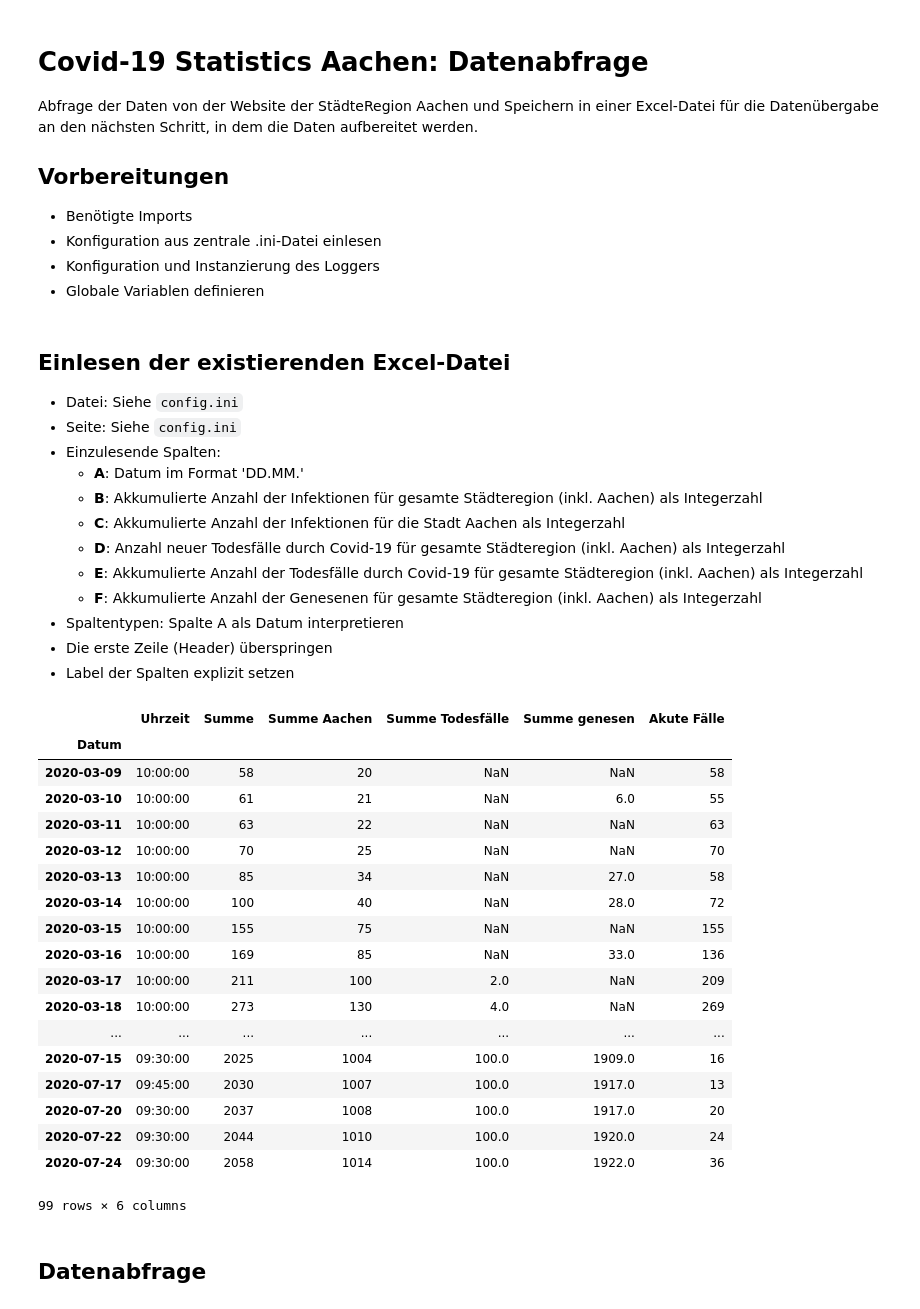
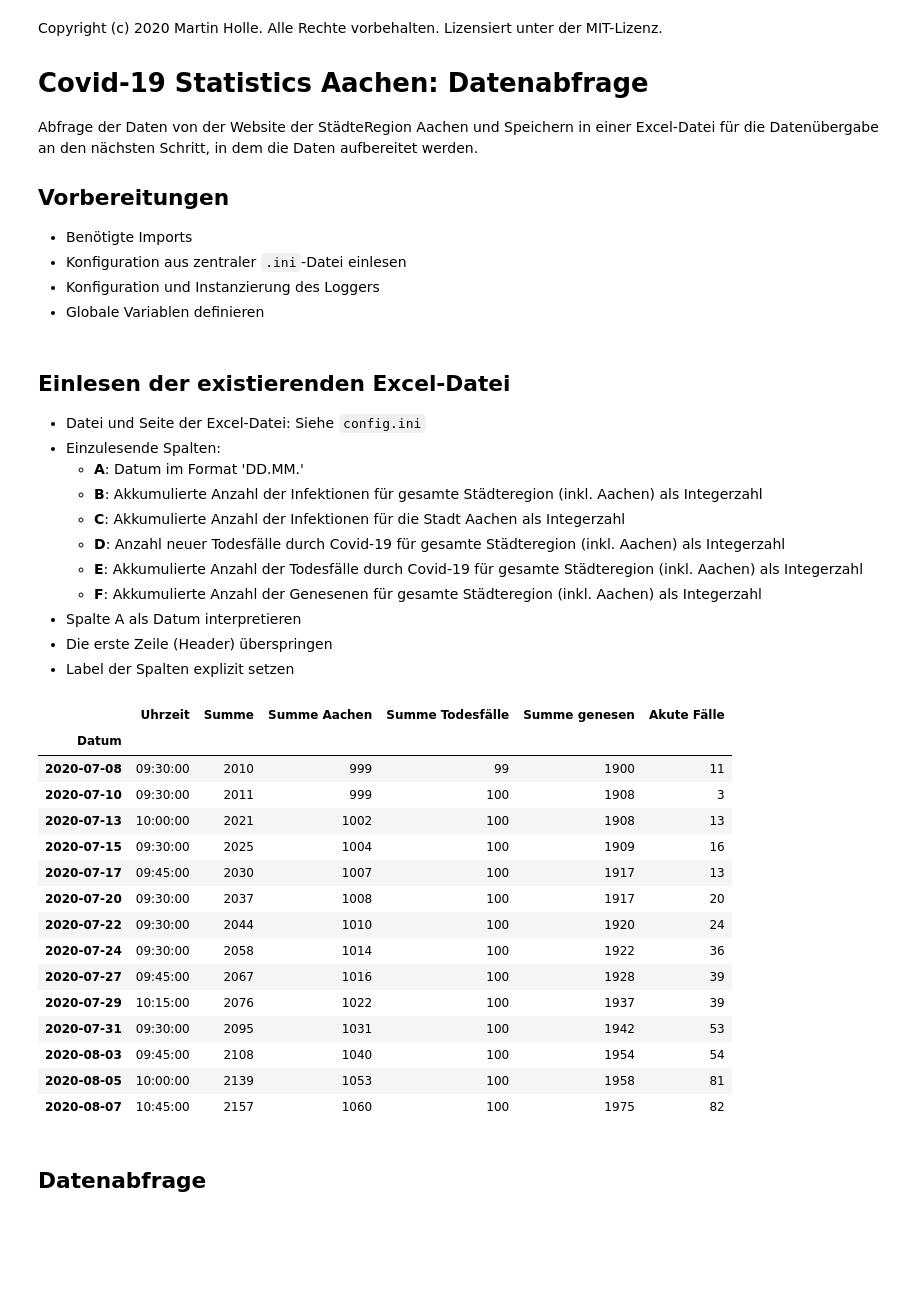
Before and after one commit to MartinHolle/covid-19-statistics-aachen, a Jupyter notebook: c19stats-ac-abfrage.ipynb, the cells around one changed output. Cells and saved outputs as stored; diff of their text form; code cells hidden in the pictures; blank space fills up the shorter version.

```diff
--- a/c19stats-ac-abfrage.ipynb
+++ b/c19stats-ac-abfrage.ipynb
@@ -1,11 +1,14 @@
 # %% [markdown]
+Copyright (c) 2020 Martin Holle. Alle Rechte vorbehalten. Lizensiert unter der MIT-Lizenz.
+
 # Covid-19 Statistics Aachen: Datenabfrage
 
 Abfrage der Daten von der Website der StädteRegion Aachen und Speichern in einer Excel-Datei für die Datenübergabe an den nächsten Schritt, in dem die Daten aufbereitet werden.
 
 ## Vorbereitungen
+
 - Benötigte Imports
-- Konfiguration aus zentrale .ini-Datei einlesen
+- Konfiguration aus zentraler `.ini`-Datei einlesen
 - Konfiguration und Instanzierung des Loggers
 - Globale Variablen definieren
 # %%
@@ -51,8 +54,8 @@ log.setLevel(logging.DEBUG)
 html_payload = None
 # %% [markdown]
 ## Einlesen der existierenden Excel-Datei
-- Datei: Siehe `config.ini`
-- Seite: Siehe `config.ini`
+
+- Datei und Seite der Excel-Datei: Siehe `config.ini`
 - Einzulesende Spalten:
   - **A**: Datum im Format 'DD.MM.'
   - **B**: Akkumulierte Anzahl der Infektionen für gesamte Städteregion (inkl. Aachen) als Integerzahl
@@ -60,44 +63,42 @@ html_payload = None
   - **D**: Anzahl neuer Todesfälle durch Covid-19 für gesamte Städteregion (inkl. Aachen) als Integerzahl
   - **E**: Akkumulierte Anzahl der Todesfälle durch Covid-19 für gesamte Städteregion (inkl. Aachen) als Integerzahl
   - **F**: Akkumulierte Anzahl der Genesenen für gesamte Städteregion (inkl. Aachen) als Integerzahl
-- Spaltentypen: Spalte A als Datum interpretieren
+- Spalte A als Datum interpretieren
 - Die erste Zeile (Header) überspringen
 - Label der Spalten explizit setzen
 # %%
+col_names = ['Uhrzeit', 'Summe', 'Summe Aachen', 'Summe Todesfälle', 'Summe genesen', 'Akute Fälle' ]
+
 try:
     c19_cases = pd.read_excel(config['Rohdaten']['FileName'],
                               sheet_name=config['Rohdaten']['SheetName'],
                               index_col=0,
                               parse_dates=[0],
-                              skiprows=[1],
-                              names=['Uhrzeit', 'Summe', 'Summe Aachen', 'Summe Todesfälle', 'Summe genesen', 'Akute Fälle' ])
+                              skiprows=[],
+                              names=col_names)
 except FileNotFoundError as err:
     log.warning('Error during pd.read_excel(): {0}'.format(err))
     # Leere DataFrame für den Start erzeugen
-    cols = [ 'Uhrzeit', 'Summe', 'Summe Aachen', 'Summe Todesfälle', 'Summe genesen', 'Akute Fälle' ]
-    c19_cases = pd.DataFrame(columns=cols, index=pd.DatetimeIndex([], name='Datum'))
+    c19_cases = pd.DataFrame(columns=col_names, index=pd.DatetimeIndex([], name='Datum'))
 
-c19_cases
+c19_cases.tail(14)
 # %% [output]
 |  | Uhrzeit | Summe | Summe Aachen | Summe Todesfälle | Summe genesen | Akute Fälle |
 | Datum |  |  |  |  |  |  |
-| 2020-03-09 | 10:00:00 | 58 | 20 | NaN | NaN | 58 |
-| 2020-03-10 | 10:00:00 | 61 | 21 | NaN | 6.0 | 55 |
-| 2020-03-11 | 10:00:00 | 63 | 22 | NaN | NaN | 63 |
-| 2020-03-12 | 10:00:00 | 70 | 25 | NaN | NaN | 70 |
-| 2020-03-13 | 10:00:00 | 85 | 34 | NaN | 27.0 | 58 |
-| 2020-03-14 | 10:00:00 | 100 | 40 | NaN | 28.0 | 72 |
-| 2020-03-15 | 10:00:00 | 155 | 75 | NaN | NaN | 155 |
-| 2020-03-16 | 10:00:00 | 169 | 85 | NaN | 33.0 | 136 |
-| 2020-03-17 | 10:00:00 | 211 | 100 | 2.0 | NaN | 209 |
-| 2020-03-18 | 10:00:00 | 273 | 130 | 4.0 | NaN | 269 |
-| ... | ... | ... | ... | ... | ... | ... |
-| 2020-07-15 | 09:30:00 | 2025 | 1004 | 100.0 | 1909.0 | 16 |
-| 2020-07-17 | 09:45:00 | 2030 | 1007 | 100.0 | 1917.0 | 13 |
-| 2020-07-20 | 09:30:00 | 2037 | 1008 | 100.0 | 1917.0 | 20 |
-| 2020-07-22 | 09:30:00 | 2044 | 1010 | 100.0 | 1920.0 | 24 |
-| 2020-07-24 | 09:30:00 | 2058 | 1014 | 100.0 | 1922.0 | 36 |
+| 2020-07-08 | 09:30:00 | 2010 | 999 | 99 | 1900 | 11 |
+| 2020-07-10 | 09:30:00 | 2011 | 999 | 100 | 1908 | 3 |
+| 2020-07-13 | 10:00:00 | 2021 | 1002 | 100 | 1908 | 13 |
+| 2020-07-15 | 09:30:00 | 2025 | 1004 | 100 | 1909 | 16 |
+| 2020-07-17 | 09:45:00 | 2030 | 1007 | 100 | 1917 | 13 |
+| 2020-07-20 | 09:30:00 | 2037 | 1008 | 100 | 1917 | 20 |
+| 2020-07-22 | 09:30:00 | 2044 | 1010 | 100 | 1920 | 24 |
+| 2020-07-24 | 09:30:00 | 2058 | 1014 | 100 | 1922 | 36 |
+| 2020-07-27 | 09:45:00 | 2067 | 1016 | 100 | 1928 | 39 |
+| 2020-07-29 | 10:15:00 | 2076 | 1022 | 100 | 1937 | 39 |
+| 2020-07-31 | 09:30:00 | 2095 | 1031 | 100 | 1942 | 53 |
+| 2020-08-03 | 09:45:00 | 2108 | 1040 | 100 | 1954 | 54 |
+| 2020-08-05 | 10:00:00 | 2139 | 1053 | 100 | 1958 | 81 |
+| 2020-08-07 | 10:45:00 | 2157 | 1060 | 100 | 1975 | 82 |
-99 rows × 6 columns
 # %% [markdown]
 ## Datenabfrage
 # %% [markdown]
```
Also changed, not shown: parts of 6 cells of this notebook, 7 other files.
